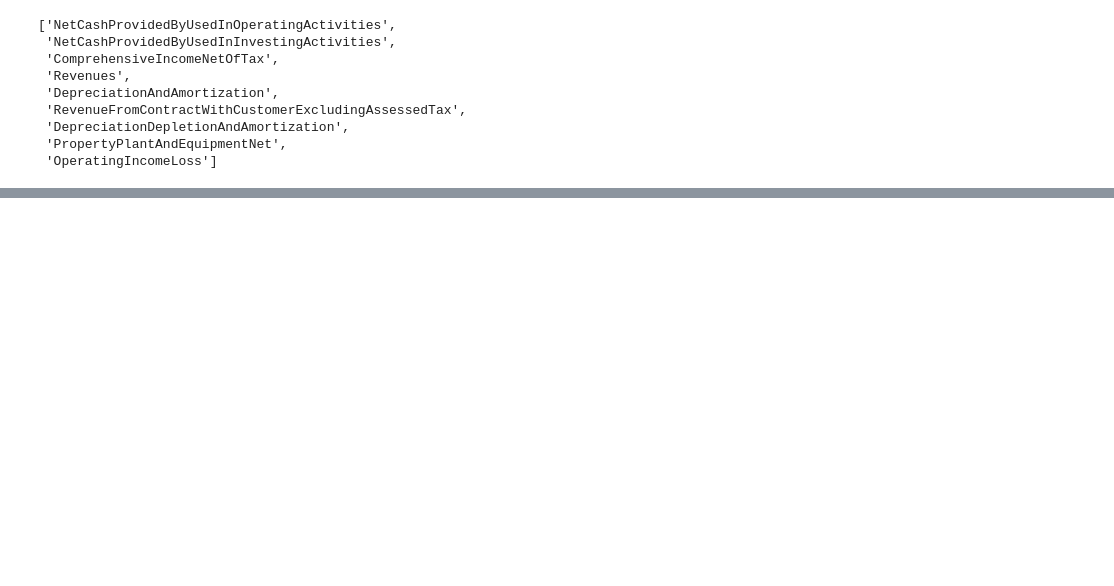
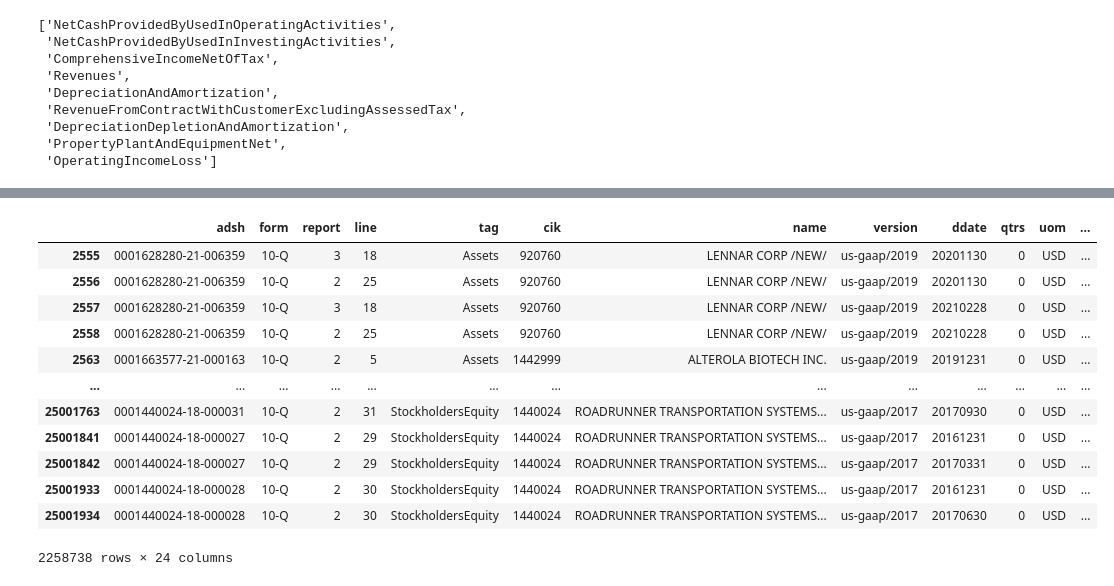
Before and after one commit to Nmack2014/sec-test-new, a Jupyter notebook: SEC_10Q_data_scratch.ipynb, the cells around one changed output, grey strips where cells are left out. Saved outputs shown, nothing was run; the diff lists cells and outputs as text; code cells hidden in the pictures; blank space fills up the shorter version.

```diff
--- a/SEC_10Q_data_scratch.ipynb
+++ b/SEC_10Q_data_scratch.ipynb
@@ -161,6 +168,15 @@ tag_list=['NetCashProvidedByUsedInOperatingActivities',
           'DepreciationDepletionAndAmortization',
          'PropertyPlantAndEquipmentNet',
          'OperatingIncomeLoss']
+# %%
+top_list=['NetIncomeLoss',
+    'StockholdersEquity',
+    'CashAndCashEquivalentsAtCarryingValue',
+    'CashCashEquivalentsRestrictedCashAndRestrictedCashEquivalents',
+          'ProfitLoss',
+          'OperatingIncomeLoss',
+          'IncomeTaxExpenseBenefit',
+         'Assets',]
 # %%
 tag_list
 # %% [output]
@@ -329,0 +300,18 @@ test[(test['cik']==1750)]
+# %%
+toptag_df = test_df[test_df['tag'].isin(top_list)]
+# %%
+toptag_df
+# %% [output]
+|  | adsh | form | report | line | tag | cik | name | version | ddate | qtrs | uom | ... |
+| 2555 | 0001628280-21-006359 | 10-Q | 3 | 18 | Assets | 920760 | LENNAR CORP /NEW/ | us-gaap/2019 | 20201130 | 0 | USD | ... |
+| 2556 | 0001628280-21-006359 | 10-Q | 2 | 25 | Assets | 920760 | LENNAR CORP /NEW/ | us-gaap/2019 | 20201130 | 0 | USD | ... |
+| 2557 | 0001628280-21-006359 | 10-Q | 3 | 18 | Assets | 920760 | LENNAR CORP /NEW/ | us-gaap/2019 | 20210228 | 0 | USD | ... |
+| 2558 | 0001628280-21-006359 | 10-Q | 2 | 25 | Assets | 920760 | LENNAR CORP /NEW/ | us-gaap/2019 | 20210228 | 0 | USD | ... |
+| 2563 | 0001663577-21-000163 | 10-Q | 2 | 5 | Assets | 1442999 | ALTEROLA BIOTECH INC. | us-gaap/2019 | 20191231 | 0 | USD | ... |
+| ... | ... | ... | ... | ... | ... | ... | ... | ... | ... | ... | ... | ... |
+| 25001763 | 0001440024-18-000031 | 10-Q | 2 | 31 | StockholdersEquity | 1440024 | ROADRUNNER TRANSPORTATION SYSTEMS... | us-gaap/2017 | 20170930 | 0 | USD | ... |
+| 25001841 | 0001440024-18-000027 | 10-Q | 2 | 29 | StockholdersEquity | 1440024 | ROADRUNNER TRANSPORTATION SYSTEMS... | us-gaap/2017 | 20161231 | 0 | USD | ... |
+| 25001842 | 0001440024-18-000027 | 10-Q | 2 | 29 | StockholdersEquity | 1440024 | ROADRUNNER TRANSPORTATION SYSTEMS... | us-gaap/2017 | 20170331 | 0 | USD | ... |
+| 25001933 | 0001440024-18-000028 | 10-Q | 2 | 30 | StockholdersEquity | 1440024 | ROADRUNNER TRANSPORTATION SYSTEMS... | us-gaap/2017 | 20161231 | 0 | USD | ... |
+| 25001934 | 0001440024-18-000028 | 10-Q | 2 | 30 | StockholdersEquity | 1440024 | ROADRUNNER TRANSPORTATION SYSTEMS... | us-gaap/2017 | 20170630 | 0 | USD | ... |
+2258738 rows × 24 columns
```
Also changed, not shown: parts of 48 cells of this notebook, 1 other file.
